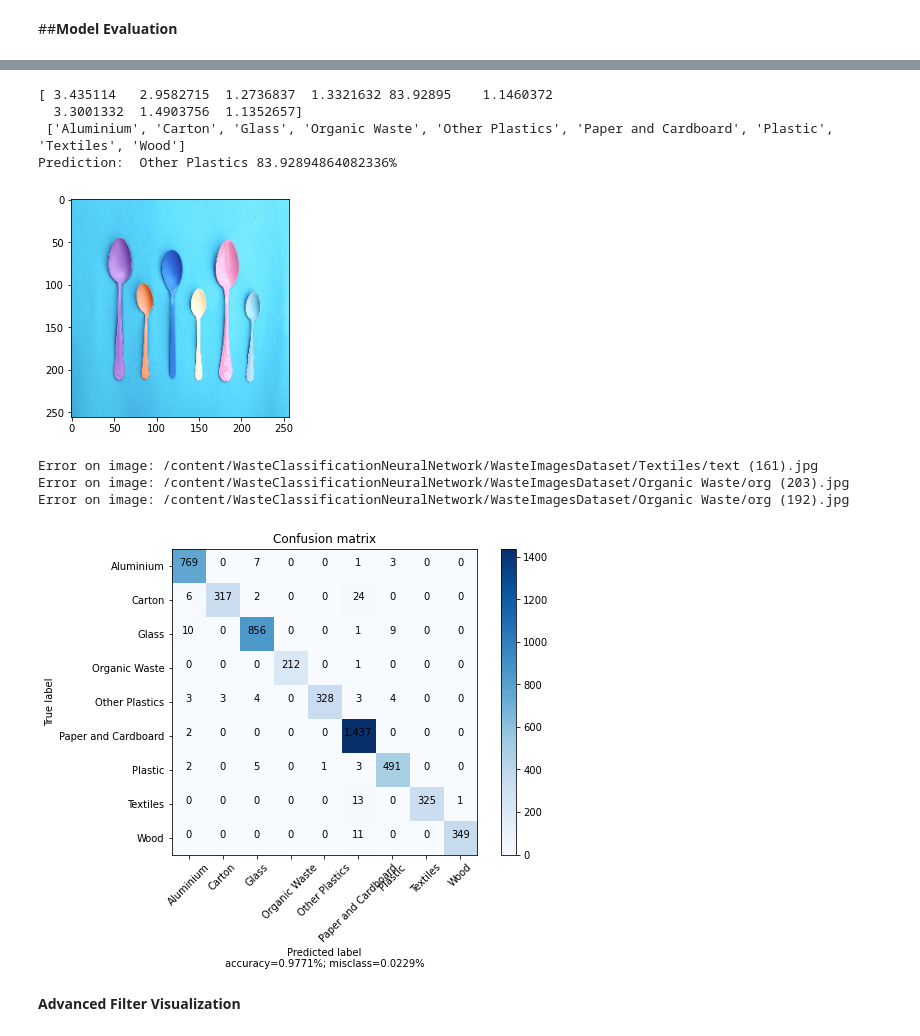
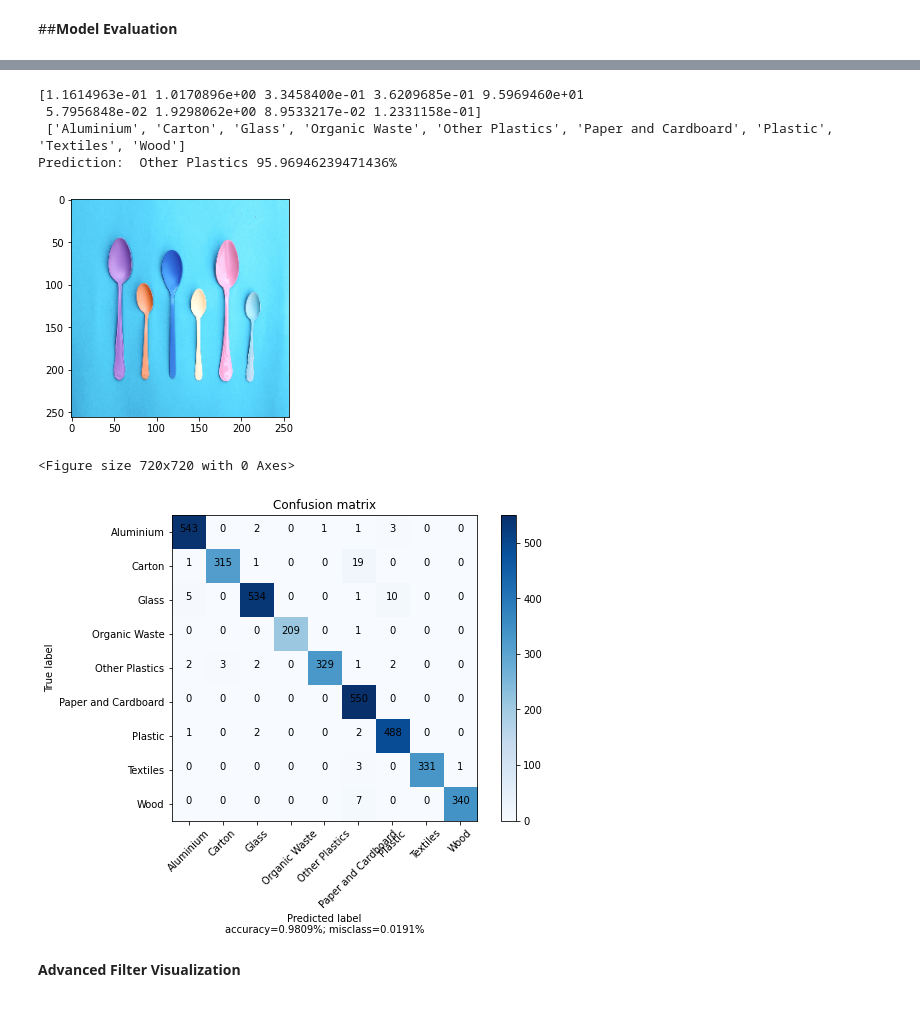
Before and after one commit to cardstdani/WasteClassificationNeuralNetwork, a Jupyter notebook: WasteClassification.ipynb, the cells around one changed output, grey strips where cells are left out. Saved outputs shown, nothing was run; the diff lists cells and outputs as text; code cells hidden in the pictures.

```diff
--- a/WasteClassification.ipynb
+++ b/WasteClassification.ipynb
@@ -75,14 +75,16 @@ last_output = baseModel.layers[-1].output
 x = tf.keras.layers.Dropout(0.45) (last_output)
 x = tf.keras.layers.GlobalAveragePooling2D()(x)
 x = tf.keras.layers.BatchNormalization() (x)
-x = tf.keras.layers.Dense(256, activation = tf.keras.activations.selu, kernel_regularizer=tf.keras.regularizers.l1(0.04), activity_regularizer=tf.keras.regularizers.l1(0.04),  kernel_initializer='he_normal')(x)
+x = tf.keras.layers.Dense(256, activation = tf.keras.activations.elu, kernel_regularizer=tf.keras.regularizers.l1(0.045), activity_regularizer=tf.keras.regularizers.l1(0.045),  kernel_initializer='he_normal')(x)
 x = tf.keras.layers.Dropout(0.45) (x)
 x = tf.keras.layers.Dense(numClasses, activation='softmax')(x)
 
 model = tf.keras.Model(inputs=baseModel.input,outputs=x)
+model.compile(optimizer=tf.keras.optimizers.Adam(learning_rate=0.00125), loss=tf.keras.losses.SparseCategoricalCrossentropy(from_logits=True), metrics=['accuracy'])
 
-model.compile(optimizer=tf.keras.optimizers.Adam(learning_rate=0.001), loss=tf.keras.losses.SparseCategoricalCrossentropy(from_logits=True), metrics=['accuracy'])
-epochs = 40
-history = model.fit(train_dataset, validation_data=test_dataset, epochs=epochs)
+epochs = 50
+lrCallback = tf.keras.callbacks.LearningRateScheduler(lambda epoch: 1e-3 * 10 ** (epoch / 30))
+stepDecay = tf.keras.callbacks.LearningRateScheduler(lambda epoch: 0.1 * 0.1**math.floor(epoch / 6))
+history = model.fit(train_dataset, validation_data=test_dataset, epochs=epochs, callbacks=[])
 # %% [output]
 WARNING:tensorflow:`input_shape` is undefined or non-square, or `rows` is not 224. Weights for input shape (224, 224) will be loaded as the default.
@@ -142,10 +172,10 @@ plt.imshow(img)
 print(predictions[0]*100, "\n", classes)
 print("Prediction: ", classes[np.argmax(predictions)], f"{predictions[0][np.argmax(predictions)]*100}%")
 # %% [output]
-[ 3.435114   2.9582715  1.2736837  1.3321632 83.92895    1.1460372
-  3.3001332  1.4903756  1.1352657]
+[1.1614963e-01 1.0170896e+00 3.3458400e-01 3.6209685e-01 9.5969460e+01
+ 5.7956848e-02 1.9298062e+00 8.9533217e-02 1.2331158e-01]
  ['Aluminium', 'Carton', 'Glass', 'Organic Waste', 'Other Plastics', 'Paper and Cardboard', 'Plastic', 'Textiles', 'Wood']
-Prediction:  Other Plastics 83.92894864082336%
+Prediction:  Other Plastics 95.96946239471436%
 [figure]
 # %%
 def plot_confusion_matrix(cm, target_names, cmap=None):
@@ -178,11 +208,12 @@ def plot_confusion_matrix(cm, target_names, cmap=None):
     plt.ylabel('True label')
     plt.xlabel('Predicted label\naccuracy={:0.4f}%; misclass={:0.4f}%'.format(accuracy, misclass))
     plt.show()
-"""
+
 plt.figure(figsize=(10, 10))
 true = []
 predictions = []
 
+"""
 for images, labels in test_dataset.take(50):
   pred = model.predict(images)
   for i in range(32):
@@ -190,38 +221,36 @@ for images, labels in test_dataset.take(50):
       ax = plt.subplot(4, 8, i + 1)
       plt.imshow(images[i].numpy().astype("uint8"))
       #print(classes[np.argmax(pred[i])], 100 * np.max(pred[i]), "real = " + str(classes[labels[i]]))
 
       true.append(labels[i])
       predictions.append(np.argmax(pred[i]))
 
       plt.title(classes[labels[i]])
       plt.axis("off")
     except:
       print()
 
 """
 path = "/content/WasteClassificationNeuralNetwork/WasteImagesDataset"
 for i in os.listdir(path):
   folderPath = os.path.join(path, i)
-  for j in os.listdir(folderPath)[:50]:
+  for j in os.listdir(folderPath)[:550]:
     fullPath = os.path.join(folderPath, j)
     try:
       img = tf.keras.preprocessing.image.load_img(fullPath, target_size=(256, 256))
       img_array = tf.keras.preprocessing.image.img_to_array(img)
       img_array = tf.expand_dims(img_array, 0)
 
       preds = model.predict(img_array)
       true.append(classes.index(i))
       predictions.append(np.argmax(preds))
     except:
       print("Error on image:", fullPath)
 
 plot_confusion_matrix(tf.math.confusion_matrix(true, predictions), classes)
 # %% [output]
-Error on image: /content/WasteClassificationNeuralNetwork/WasteImagesDataset/Textiles/text (161).jpg
-Error on image: /content/WasteClassificationNeuralNetwork/WasteImagesDataset/Organic Waste/org (203).jpg
-Error on image: /content/WasteClassificationNeuralNetwork/WasteImagesDataset/Organic Waste/org (192).jpg
+<Figure size 720x720 with 0 Axes>
-[figure, old version]
+[figure, new version]
 # %% [markdown]
 **Advanced Filter Visualization**
 # %%
```
Also changed, not shown: parts of 7 cells of this notebook.
